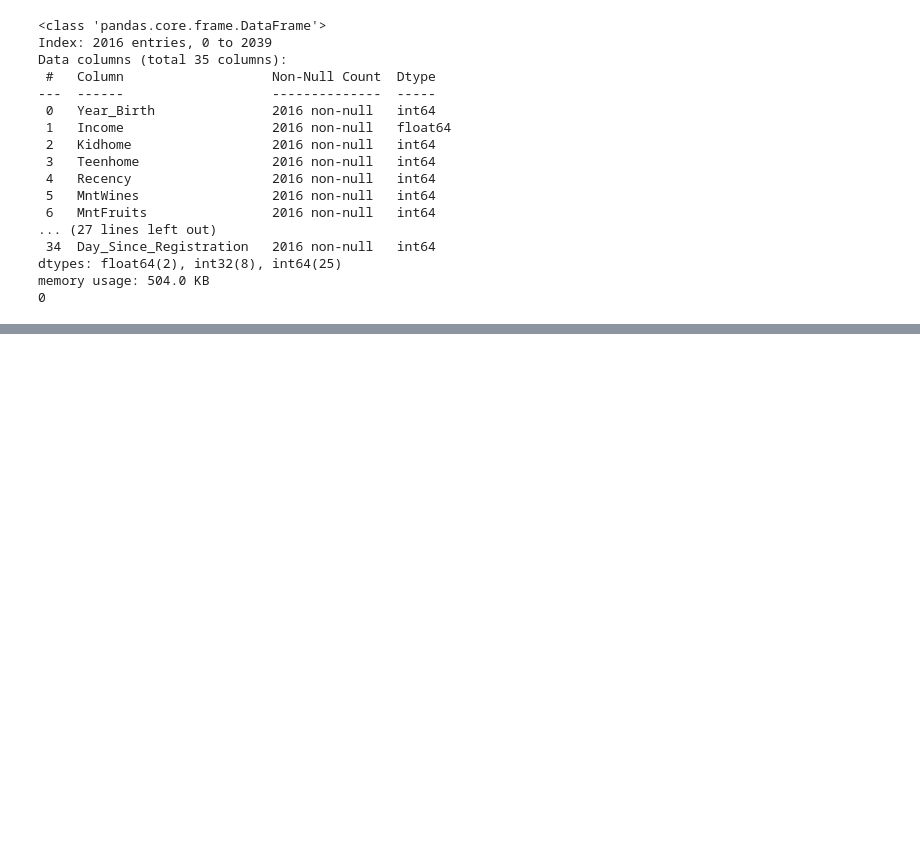
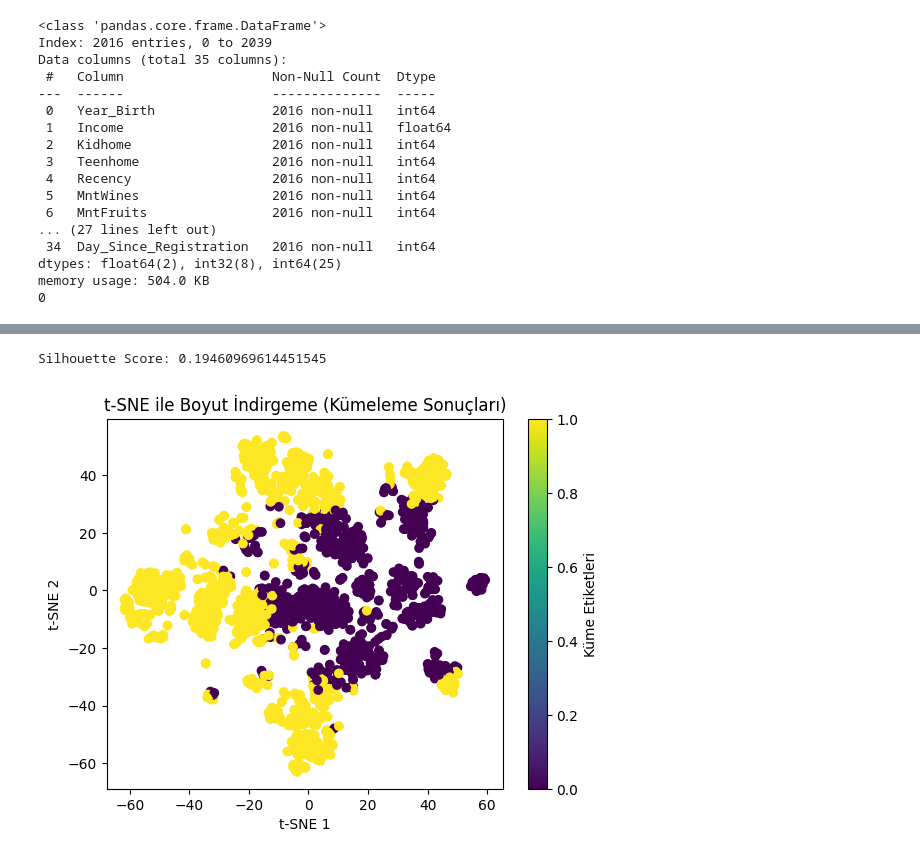
Before and after one commit to emrenescn/K-Means, a Jupyter notebook: CustomerPersonalityAnalysis.ipynb, the cells around one changed output, grey strips where cells are left out. Drawn from its saved outputs; the diff is of its cells as text; code cells hidden in the pictures; blank space fills up the shorter version.

```diff
--- a/CustomerPersonalityAnalysis.ipynb
+++ b/CustomerPersonalityAnalysis.ipynb
@@ -239,0 +264,8 @@ memory usage: 504.0 KB
+# %%
+#grafikteki kırılma noktası 2 dir k=2 alarak işlem yaparız.
+kmeans_result=KMeans(n_clusters=2,random_state=33,n_init=10)
+kmeans_result.fit(X_scaled)
+cluster_labels=kmeans_result.labels_ #oluşan labelları aldık
+cluster_center=kmeans_result.cluster_centers_ #kümenin merkezleri alındı
+data['Cluster']=cluster_labels #Cluster sütunu eklendi
+data.head()
@@ -239,0 +280,19 @@ memory usage: 504.0 KB
+# %%
+#silhouette_score metiriği
+silhouette_avg=silhouette_score(X_scaled,cluster_labels)
+print(f"Silhouette Score: {silhouette_avg}")
+# %% [output]
+Silhouette Score: 0.19460969614451545
+# %%
+tsne = TSNE(n_components=2, random_state=42) #veriyi 2 boyuta indirdik
+X_tsne = tsne.fit_transform(X_scaled)
+
+# 2D scatter plot
+plt.scatter(X_tsne[:, 0], X_tsne[:, 1], c=cluster_labels, cmap='viridis')
+plt.xlabel('t-SNE 1')
+plt.ylabel('t-SNE 2')
+plt.title('t-SNE ile Boyut İndirgeme (Kümeleme Sonuçları)')
+plt.colorbar(label='Küme Etiketleri')
+plt.show()
+# %% [output]
+[figure, added]
```
Also changed, not shown: parts of 5 cells of this notebook.
